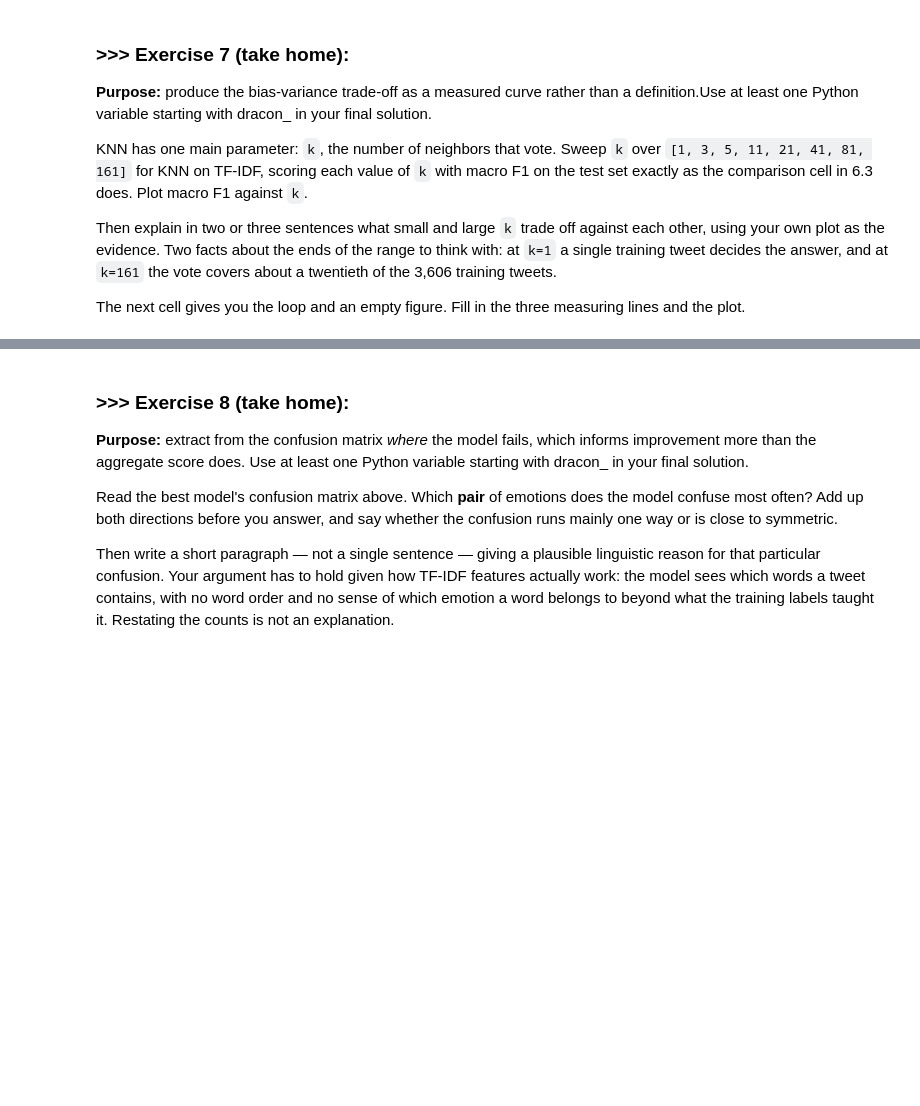
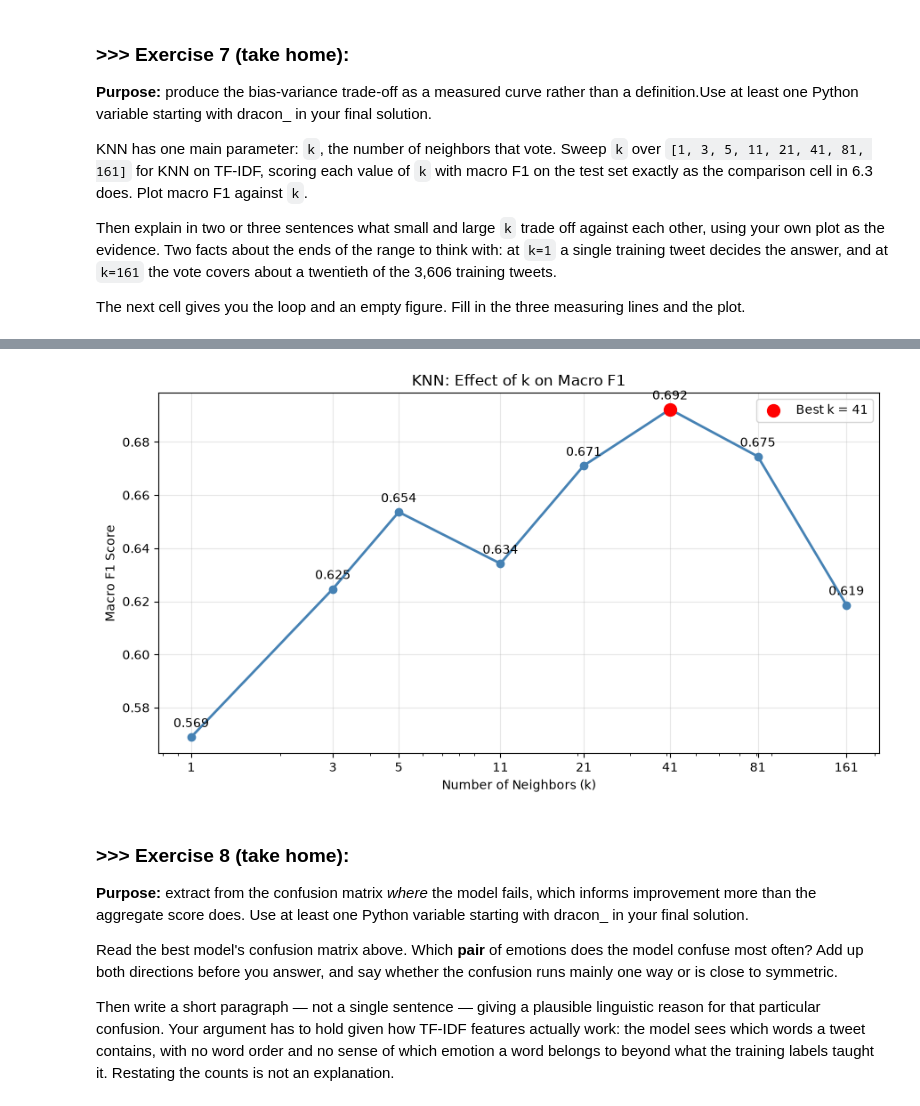
Before and after one commit to momoko-1234/DM2026-Lab2-Exercise-main, a Jupyter notebook: DM2026-Lab2-Exercise-main/DM2026-Lab2-Master.ipynb, the cells around one changed output, grey strips where cells are left out. Drawn from its saved outputs; the diff is of its cells as text; code cells hidden in the pictures; blank space fills up the shorter version.

```diff
--- a/DM2026-Lab2-Exercise-main/DM2026-Lab2-Master.ipynb
+++ b/DM2026-Lab2-Exercise-main/DM2026-Lab2-Master.ipynb
@@ -1289,0 +1976,94 @@ plt.show()
+# %%
+# Exercise 7: KNN Hyperparameter Tuning
+
+from sklearn.neighbors import KNeighborsClassifier
+from sklearn.metrics import f1_score
+
+# 1. Define different values of k
+k_values = [1, 3, 5, 11, 21, 41, 81, 161]
+scores = []
+
+# 2. Train and evaluate KNN for each k
+for k in k_values:
+
+    model = KNeighborsClassifier(n_neighbors=k)
+
+    # Train on TF-IDF features
+    model.fit(X_train_tfidf, y_train)
+
+    # Predict test labels
+    y_pred = model.predict(X_test_tfidf)
+
+    # Calculate Macro F1
+    score = f1_score(y_test, y_pred, average="macro")
+
+    scores.append(score)
+
+    print(f"k = {k:3d} | Macro F1 = {score:.4f}")
+
+
+# 3. Display results
+knn_results = pd.DataFrame({
+    "k": k_values,
+    "Macro F1": scores
+})
+
+print("\n--- KNN Results ---")
+print(knn_results.round(4).to_string(index=False))
+
+
+# 4. Identify the best k
+best_index = np.argmax(scores)
+best_k = k_values[best_index]
+best_f1 = scores[best_index]
+
+print("\n--- Best Performance ---")
+print("Best k:", best_k)
+print(f"Best Macro F1: {best_f1:.4f}")
+
+
+# 5. Plot Macro F1 against k
+fig, ax = plt.subplots(figsize=(9, 5))
+
+ax.plot(
+    k_values,
+    scores,
+    marker="o",
+    linewidth=2,
+    color="steelblue"
+)
+
+# Highlight the best result
+ax.scatter(
+    best_k,
+    best_f1,
+    color="red",
+    s=100,
+    zorder=5,
+    label=f"Best k = {best_k}"
+)
+
+# Display scores above each point
+for k, score in zip(k_values, scores):
+    ax.annotate(
+        f"{score:.3f}",
+        (k, score),
+        xytext=(0, 8),
+        textcoords="offset points",
+        ha="center"
+    )
+
+ax.set_xscale("log")
+ax.set_xticks(k_values)
+ax.set_xticklabels(k_values)
+
+ax.set_title("KNN: Effect of k on Macro F1")
+ax.set_xlabel("Number of Neighbors (k)")
+ax.set_ylabel("Macro F1 Score")
+
+ax.grid(alpha=0.3)
+ax.legend()
+
+plt.tight_layout()
+plt.show()
+# %% [output]
@@ -1289,0 +2087 @@ plt.show()
+[figure, added]
```
Also changed, not shown: parts of 42 cells of this notebook, 3 other files.
